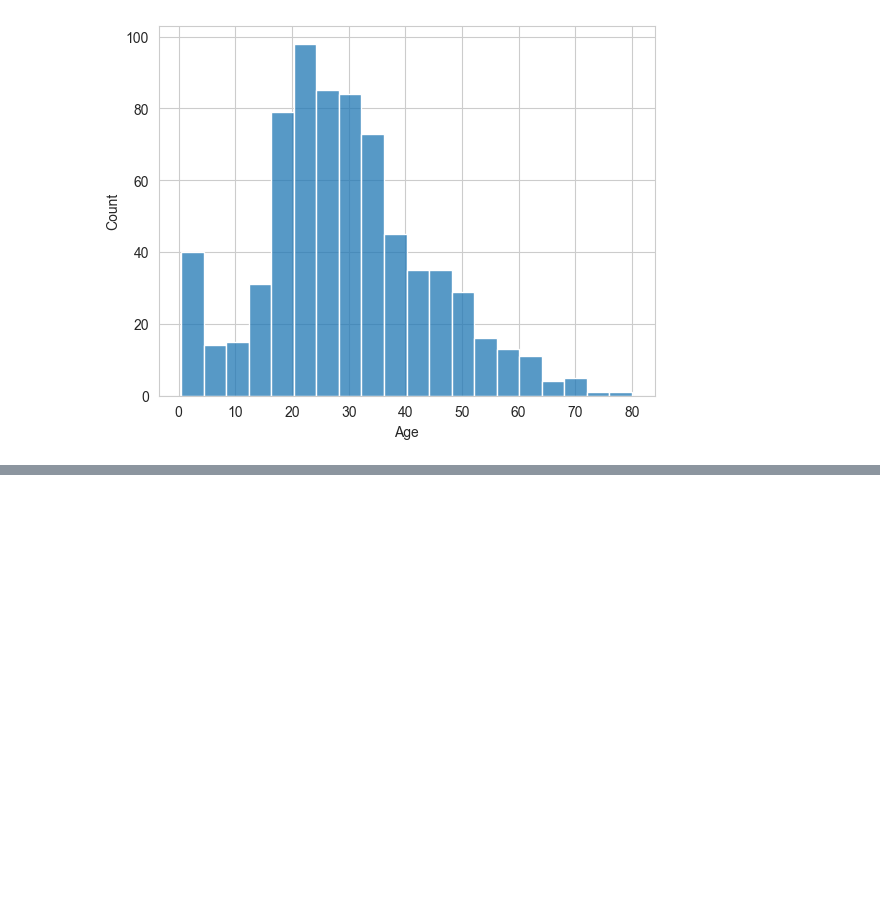
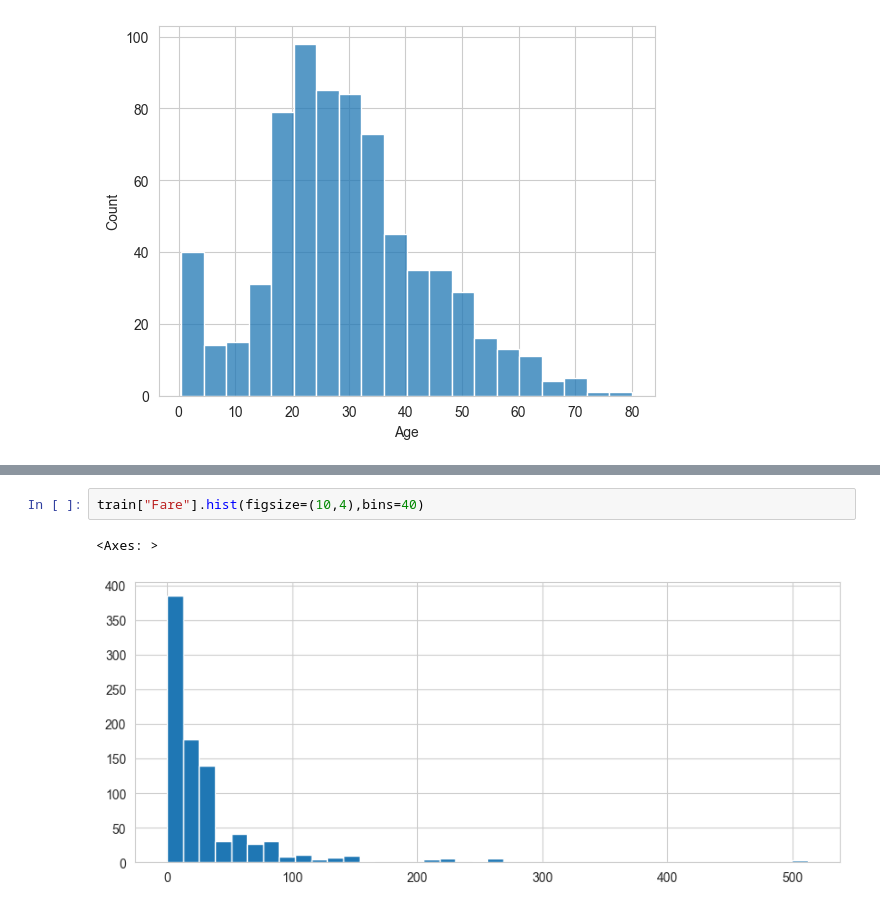
Before and after one commit to imArjn/Learnings, a Jupyter notebook: Python for DS and ML Bootcamp Jose Portilla/Logistic.ipynb, the cells around one changed output, grey strips where cells are left out. Drawn from its saved outputs; the diff is of its cells as text; blank space fills up the shorter version.

```diff
--- a/Python for DS and ML Bootcamp Jose Portilla/Logistic.ipynb
+++ b/Python for DS and ML Bootcamp Jose Portilla/Logistic.ipynb
@@ -95,0 +101,5 @@ sns.histplot(train["Age"].dropna(),bins=20)
+# %%
+train["Fare"].hist(figsize=(10,4),bins=40)
+# %% [output]
+<Axes: >
+[figure, added]
```
Also changed, not shown: parts of 32 cells of this notebook, 1 other file.
